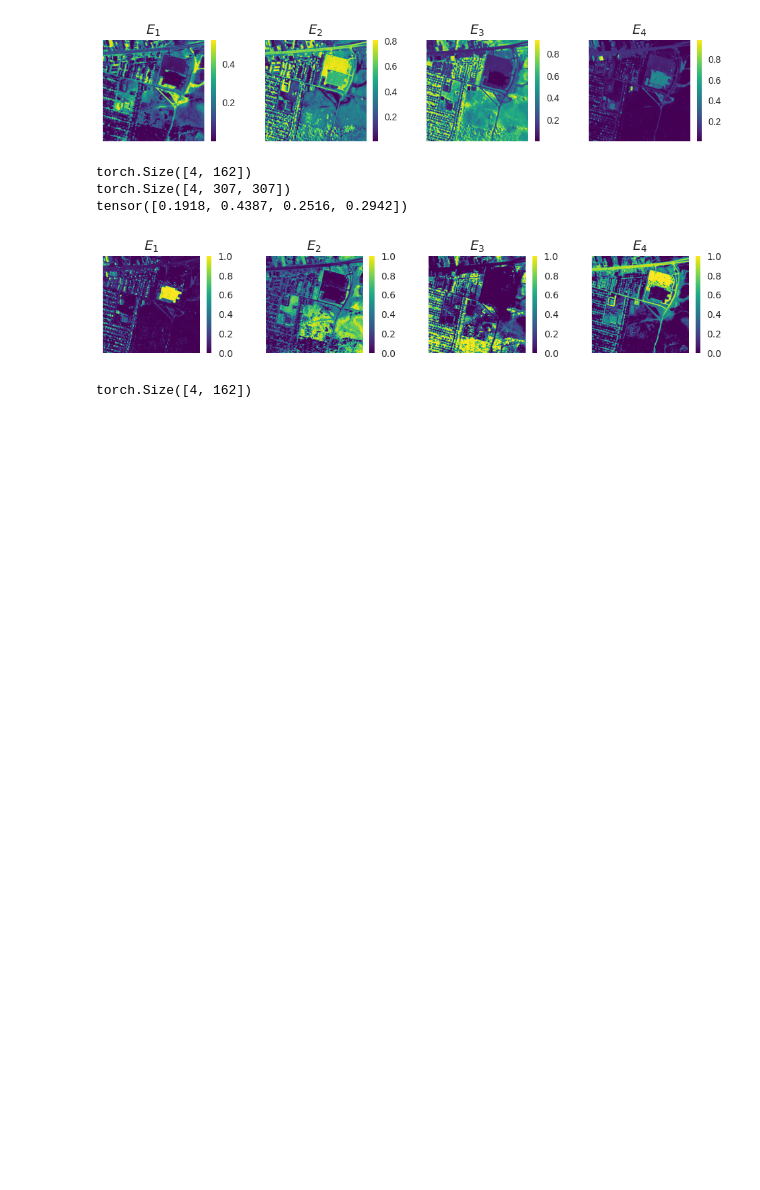
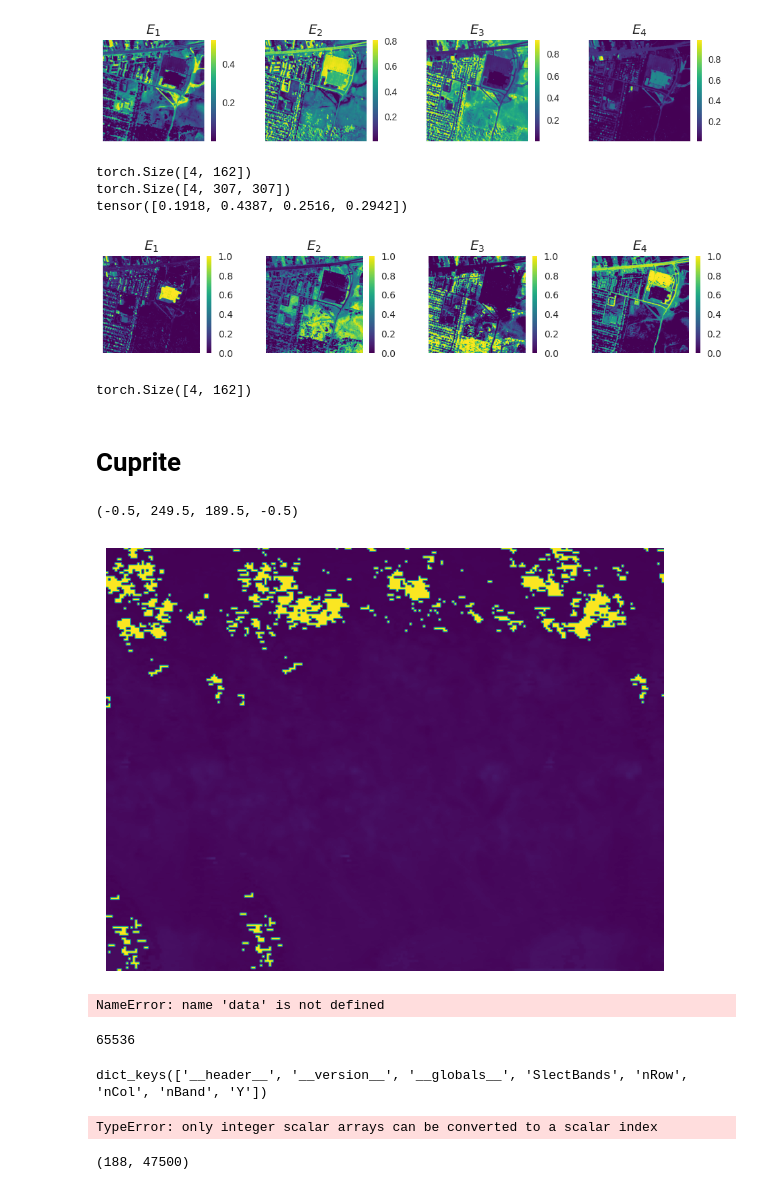
Before and after one commit to SolidusAbi/CLHU, a Jupyter notebook: notebooks/CLHU.ipynb, the cells around one changed output. Drawn from its saved outputs; the diff is of its cells as text; code cells hidden in the pictures; blank space fills up the shorter version.

Commit message:
Cuprite dataset included

```diff
--- a/notebooks/CLHU.ipynb
+++ b/notebooks/CLHU.ipynb
@@ -501,3 +501,5 @@ plt.show()
 dataset.endmembers().shape
 # %% [output]
 torch.Size([4, 162])
+# %% [markdown]
+# Cuprite
@@ -503,0 +549,23 @@ torch.Size([4, 162])
+# %%
+dataset = Cuprite(config.Cuprite_PATH)
+# %%
+plt.imshow(dataset.image()[:,:,1], cmap='viridis')
+plt.axis('off')
+# %% [output]
+(-0.5, 249.5, 189.5, -0.5)
+[figure, added]
+# %%
+data['Y']
+# %% [output]
+NameError: name 'data' is not defined
+# %%
+2**16
+# %% [output]
+65536
+# %%
+import scipy.io as sio
+data = sio.loadmat(os.path.join('/home/abian/Data/Dataset/HSI/Cuprite/', 'CupriteS1_R188.mat'))
+
+data.keys()
+# %% [output]
+dict_keys(['__header__', '__version__', '__globals__', 'SlectBands', 'nRow', 'nCol', 'nBand', 'Y'])
@@ -503,0 +575,8 @@ torch.Size([4, 162])
+# %%
+data['Y'].T.reshape(data['nRow'], data['nCol'], -1)
+# %% [output]
+TypeError: only integer scalar arrays can be converted to a scalar index
+# %%
+X.shape
+# %% [output]
+(188, 47500)
```
Also changed, not shown: parts of 4 cells of this notebook, 2 other files.
